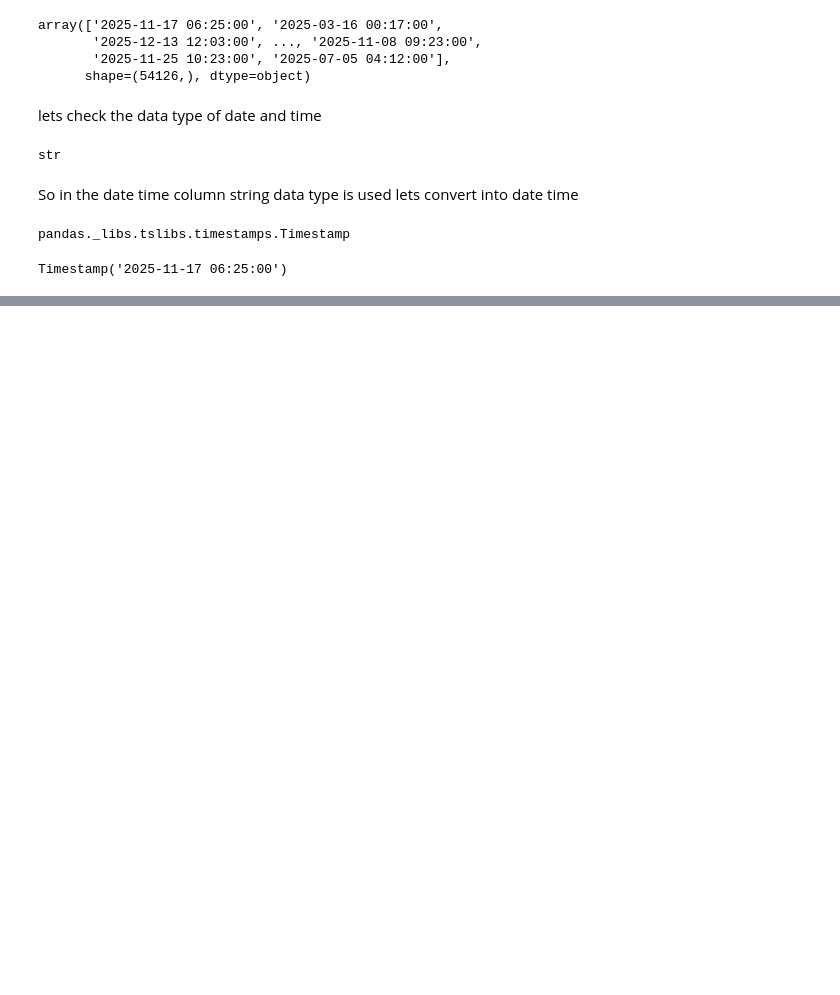
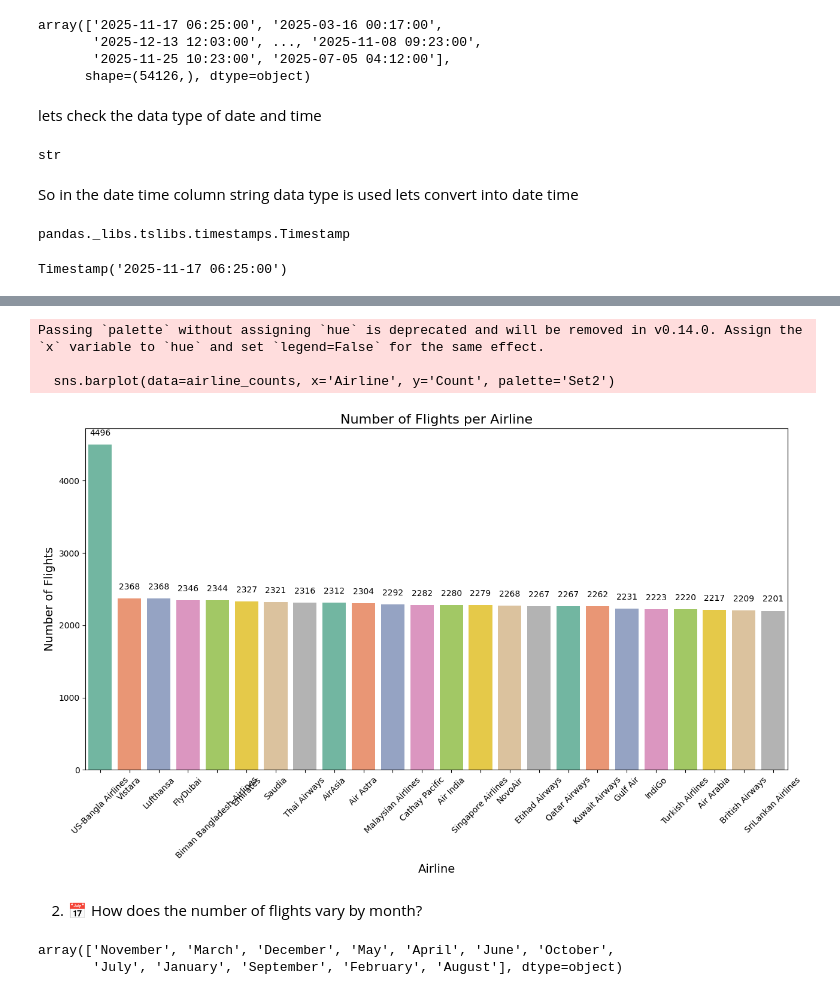
Before and after one commit to R123gh/Data-analytics-project-, a Jupyter notebook: flight_price_DA.ipynb, the cells around one changed output, grey strips where cells are left out. Drawn from its saved outputs; the diff is of its cells as text; code cells hidden in the pictures; blank space fills up the shorter version.

```diff
--- a/flight_price_DA.ipynb
+++ b/flight_price_DA.ipynb
@@ -113,0 +201,2 @@ Timestamp('2025-11-17 06:25:00')
+# %%
+flight_data_set['Class_numeric'] = flight_data_set['Class'].apply(class_numeric)
@@ -113,0 +346,34 @@ Timestamp('2025-11-17 06:25:00')
+# %%
+import seaborn as sns
+import matplotlib.pyplot as plt
+
+airline_counts = flight_data_set['Airline'].value_counts().reset_index()
+airline_counts.columns = ['Airline', 'Count']
+
+plt.figure(figsize=(13, 8))
+
+
+sns.barplot(data=airline_counts, x='Airline', y='Count', palette='Set2')
+
+
+plt.xticks(rotation=45)
+
+
+plt.title('Number of Flights per Airline', fontsize=16)
+plt.xlabel('Airline', fontsize=14)
+plt.ylabel('Number of Flights', fontsize=14)
+
+
+for index, row in airline_counts.iterrows():
+    plt.text(index, row['Count'] + 100, row['Count'], ha='center', va='bottom', fontsize=10)
+
+
+plt.tight_layout()
+plt.show()
+# %% [output]
+Passing `palette` without assigning `hue` is deprecated and will be removed in v0.14.0. Assign the `x` variable to `hue` and set `legend=False` for the same effect.
+
+  sns.barplot(data=airline_counts, x='Airline', y='Count', palette='Set2')
+[figure, added]
+# %% [markdown]
+2. 📅 How does the number of flights vary by month?
@@ -113,0 +382,5 @@ Timestamp('2025-11-17 06:25:00')
+# %%
+flight_data_set['Month'].unique()
+# %% [output]
+array(['November', 'March', 'December', 'May', 'April', 'June', 'October',
+       'July', 'January', 'September', 'February', 'August'], dtype=object)
```
Also changed, not shown: parts of 46 cells of this notebook.
